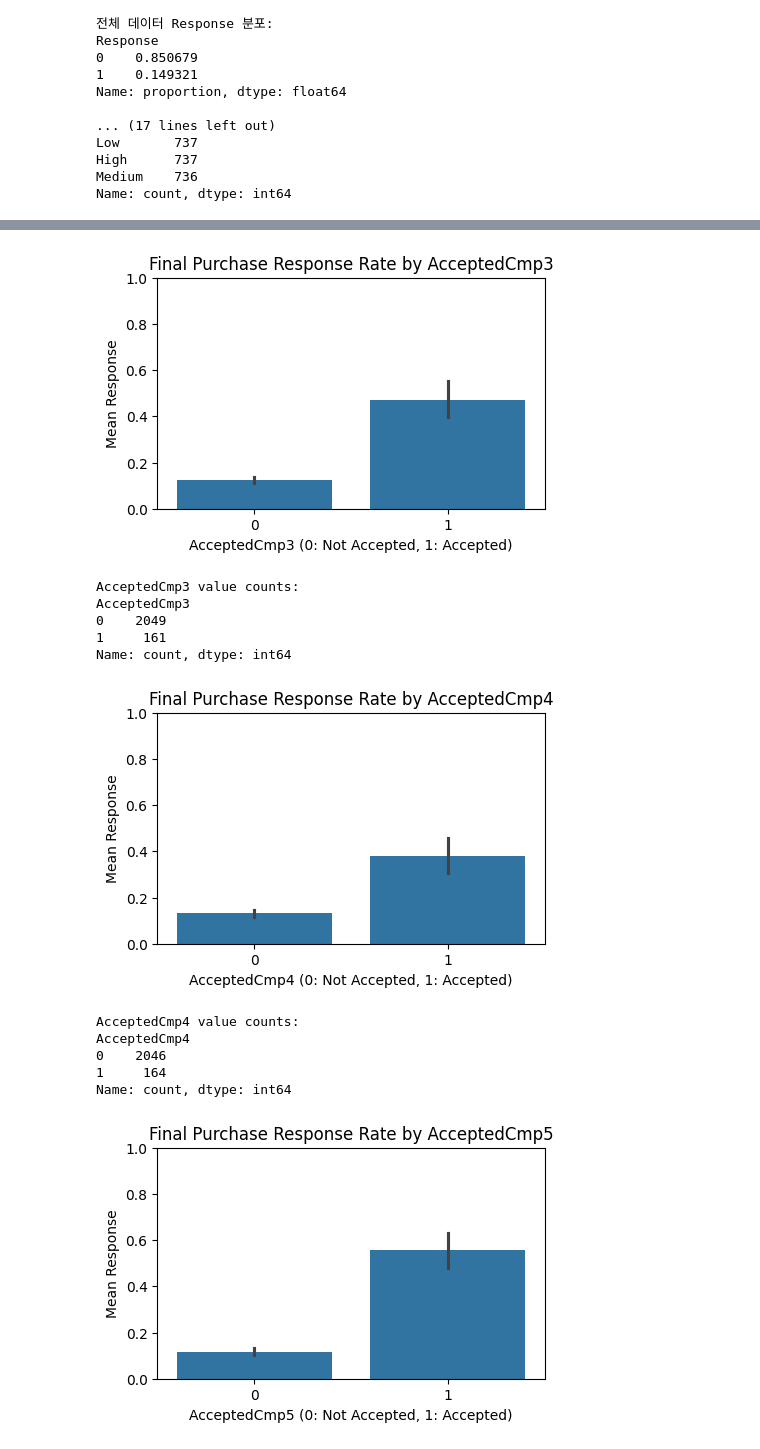
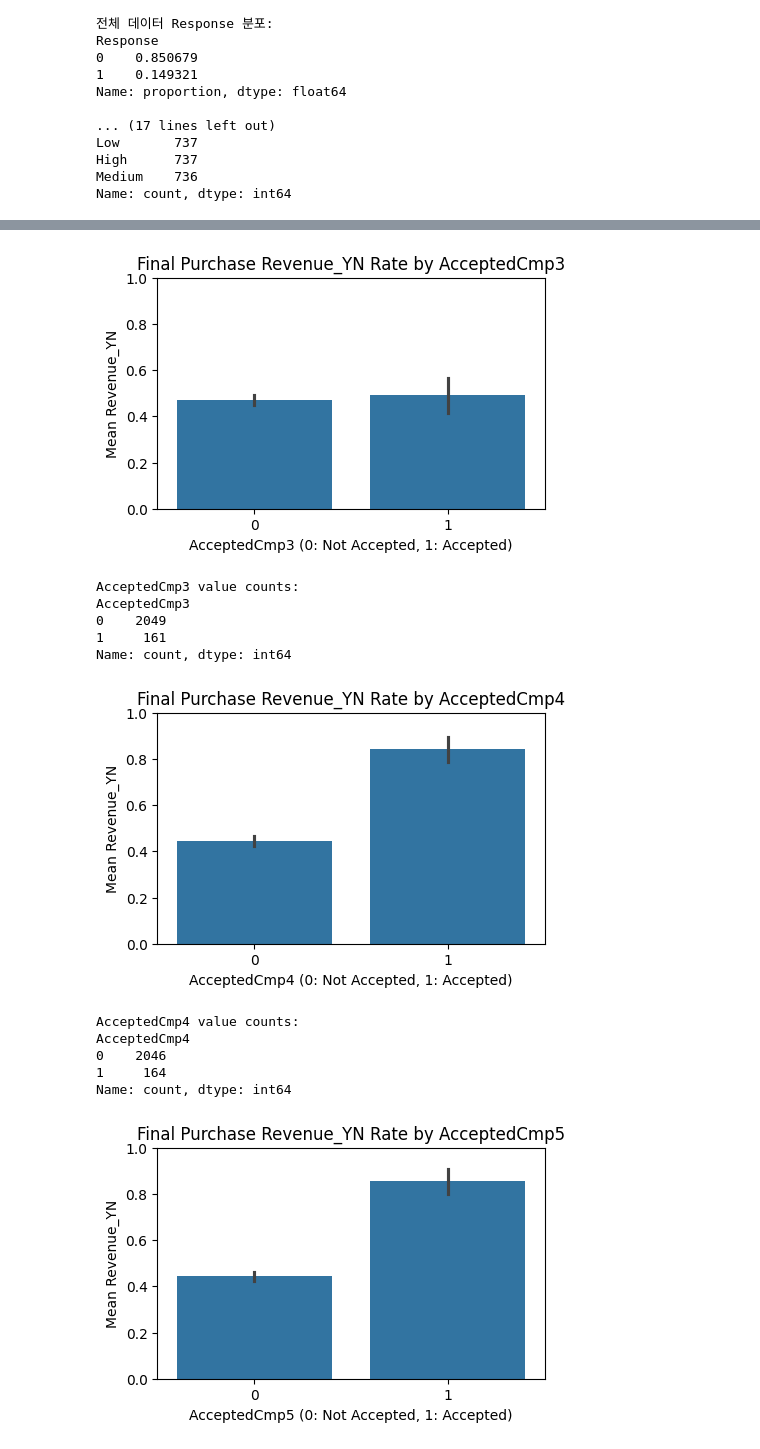
Before and after one commit to hyewonimdang/ds-team5-marketing, a Jupyter notebook: notebooks/preprocessing_marketing_campaign.ipynb, the cells around one changed output, grey strips where cells are left out. Saved outputs shown, nothing was run; the diff lists cells and outputs as text; code cells hidden in the pictures.

```diff
--- a/notebooks/preprocessing_marketing_campaign.ipynb
+++ b/notebooks/preprocessing_marketing_campaign.ipynb
@@ -363,0 +457,10 @@ plt.show()
+# %%
+education_cols = ["Education_Basic", "Education_Graduation", "Education_Master", "Education_PhD"]
+
+for col in education_cols:
+    plt.figure(figsize=(8, 5))
+    sns.barplot(x=col, y="Revenue_YN", data=df_encoded)
+    plt.title(f"{col} vs Revenue_YN")
+    plt.xlabel(f"{col}")
+    plt.ylabel("Revenue_YN")
+    plt.show()
@@ -363,0 +472,10 @@ plt.show()
+# %%
+marital_cols = ["Marital_Status_Alone", "Marital_Status_Divorced", "Marital_Status_Married", "Marital_Status_Single", "Marital_Status_Together", "Marital_Status_Widow", "Marital_Status_Widow", "Marital_Status_YOLO"]
+
+for col in marital_cols:
+    plt.figure(figsize=(8, 5))
+    sns.barplot(x=col, y="Revenue_YN", data=df_encoded)
+    plt.title(f"{col} vs Revenue_YN")
+    plt.xlabel(f"{col}")
+    plt.ylabel("Revenue_YN")
+    plt.show()
@@ -364,37 +491,37 @@ plt.show()
 # %%
 # ----------------------------------------------
-# 11. 캠페인 반응과 최종 구매 반응(Response)의 관계 분석
+# 11. 캠페인 반응과 최종 구매 반응(Revenue_YN)의 관계 분석
 # - AcceptedCmp1~5 캠페인 수락 여부와 최종 구매 반응 간의 연관성 파악
-# - 해당 변수들이 Response 예측에 유의미한 feature인지 확인
+# - 해당 변수들이 Revenue_YN 예측에 유의미한 feature인지 확인
 # - 방법:
 #   (1) 상관계수 히트맵으로 전체 연관성 확인
-#   (2) 각 캠페인 수락 여부에 따른 평균 Response 시각화
+#   (2) 각 캠페인 수락 여부에 따른 평균 Revenue_YN 시각화
 # ----------------------------------------------
 
 # 1. 캠페인 관련 컬럼 리스트
-cmp_cols = ['AcceptedCmp1', 'AcceptedCmp2', 'AcceptedCmp3', 'AcceptedCmp4', 'AcceptedCmp5', 'Response']
+cmp_cols = ['AcceptedCmp1', 'AcceptedCmp2', 'AcceptedCmp3', 'AcceptedCmp4', 'AcceptedCmp5', 'Revenue_YN']
 
 # 2. 상관계수 히트맵
-# - 목적: 캠페인 수락 변수들과 최종 Response 간의 선형 관계 파악
+# - 목적: 캠페인 수락 변수들과 최종 Revenue_YN 간의 선형 관계 파악
 # -> 어떤 캠페인이 최종 반응과 높은 상관이 있는지 한눈에 파악 가능
 plt.figure(figsize=(8, 6))
-corr_matrix = df[cmp_cols].corr()
+corr_matrix = df_encoded[cmp_cols].corr()
 sns.heatmap(corr_matrix, annot=True, cmap='coolwarm', fmt=".2f")
-plt.title("Correlation between Campaign Acceptances and Final Purchase Response")
+plt.title("Correlation between Campaign Acceptances and Final Purchase Revenue_YN")
 plt.show()
 
-# 3. Response 평균 비교 막대그래프
-# - 각 캠페인(1~5)을 수락했을 때의 Response 평균과 수락하지 않았을 때의 평균 비교
+# 3. Revenue_YN 평균 비교 막대그래프
+# - 각 캠페인(1~5)을 수락했을 때의 Revenue_YN 평균과 수락하지 않았을 때의 평균 비교
 # - 해석 방법:
-#   - Response 평균은 구매 전환율(0~1 사이 값)
+#   - Revenue_YN 평균은 구매 전환율(0~1 사이 값)
 #   - 1 수락자에서 평균이 확연히 높으면 유의미한 변수
 # - 추가 출력: 각 캠페인 변수의 값 분포 (value_counts) → 데이터 불균형 확인
-for col in cmp_cols[:-1]:  # Response 제외
+for col in cmp_cols[:-1]:  # Revenue_YN 제외
     plt.figure(figsize=(5, 3))
-    sns.barplot(x=col, y='Response', data=df)
-    plt.title(f"Final Purchase Response Rate by {col}")
+    sns.barplot(x=col, y=df_encoded['Revenue_YN'], data=df)
+    plt.title(f"Final Purchase Revenue_YN Rate by {col}")
     plt.xlabel(f"{col} (0: Not Accepted, 1: Accepted)")
-    plt.ylabel("Mean Response")
+    plt.ylabel("Mean Revenue_YN")
     plt.ylim(0, 1)
     plt.show()
     print(f"{col} value counts:\n{df[col].value_counts()}\n")
@@ -410,21 +537,21 @@ Name: count, dtype: int64
 AcceptedCmp2 value counts:
 AcceptedCmp2
 0    2180
 1      30
 Name: count, dtype: int64
-[figure, old version]
+[figure, new version]
 AcceptedCmp3 value counts:
 AcceptedCmp3
 0    2049
 1     161
 Name: count, dtype: int64
-[figure, old version]
+[figure, new version]
 AcceptedCmp4 value counts:
 AcceptedCmp4
 0    2046
 1     164
 Name: count, dtype: int64
-[figure, old version]
+[figure, new version]
 AcceptedCmp5 value counts:
 AcceptedCmp5
 0    2050
```
Also changed, not shown: parts of 14 cells of this notebook.
